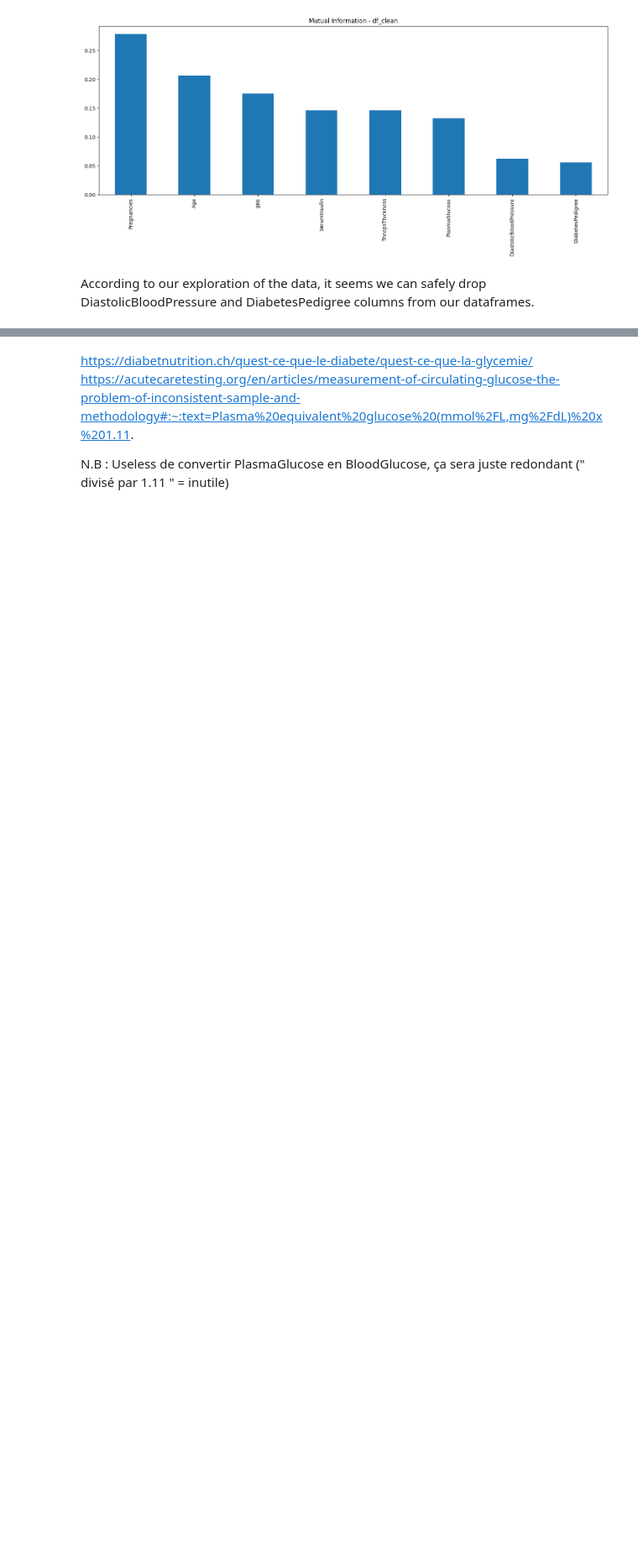
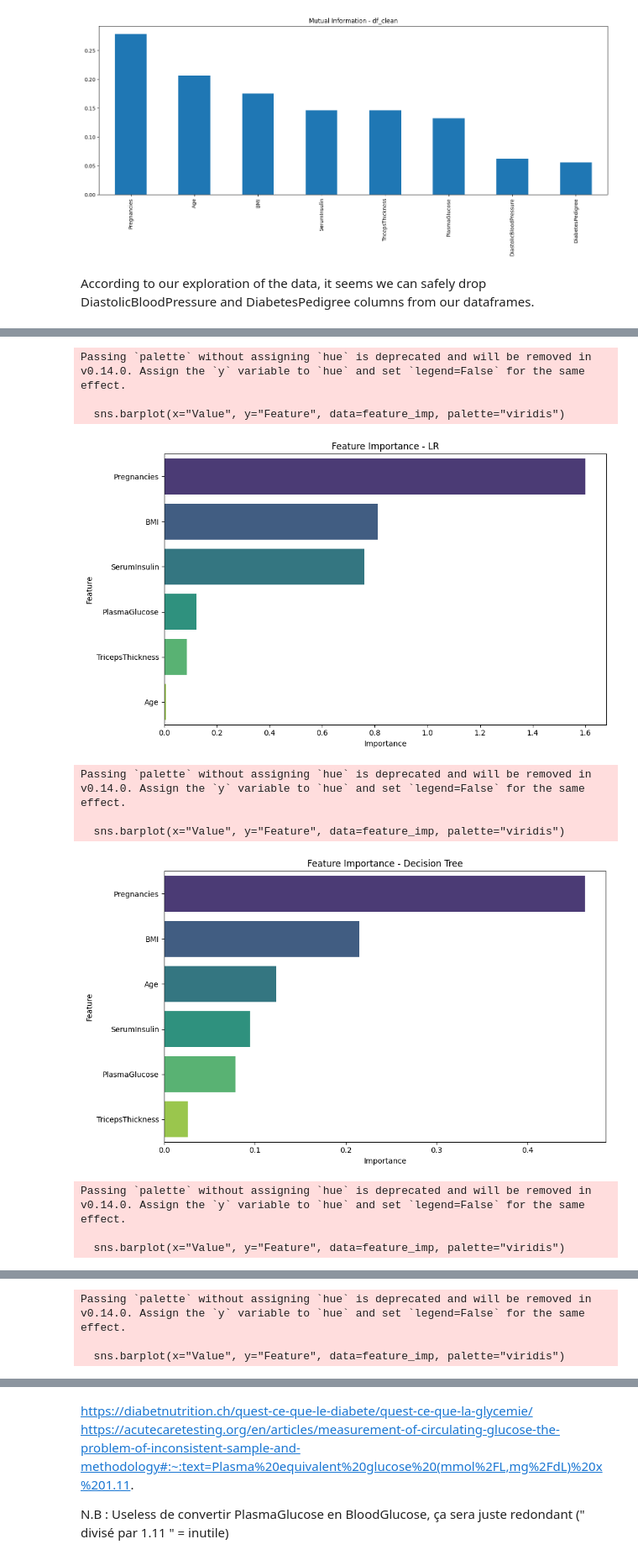
Before and after one commit to NathanBrunet/ML-Project-Diabetes-Prediction, a Jupyter notebook: DiabetesPrediction.ipynb, the cells around one changed output, grey strips where cells are left out. Shown at 84% size. Saved outputs shown, nothing was run; the diff lists cells and outputs as text; code cells hidden in the pictures; blank space fills up the shorter version.

```diff
--- a/DiabetesPrediction.ipynb
+++ b/DiabetesPrediction.ipynb
@@ -531,16 +627,40 @@ plt.show()
 # %%
-# Feature Importance Visualization
+# Feature importances for the models
 
-def plot_importance(model, features, num=len(X), save=False):
-    feature_imp = pd.DataFrame({'Value': model.feature_importances_, 'Feature': features.columns})
-    plt.figure(figsize=(10, 10))
-    sns.set(font_scale=1)
-    sns.barplot(x="Value", y="Feature", data=feature_imp.sort_values(by="Value",
-                                                                     ascending=False)[0:num])
-    plt.title('Features')
+importances_supported = ["Decision Tree", "Random Forest", "Gradient Boosting", "XGBoost", "LR"]
+
+def plot_importance(model, model_name, feature_names):
+    if hasattr(model, "feature_importances_"):  # Tree-based models
+        feature_imp = pd.DataFrame({"Value": model.feature_importances_, "Feature": feature_names})
+    elif hasattr(model, "coef_"):  # Logistic regression
+        feature_imp = pd.DataFrame({"Value": np.abs(model.coef_[0]), "Feature": feature_names})
+    else:
+        print(f"Feature importance not available for {model_name}")
+        return
+
+    feature_imp = feature_imp.sort_values(by="Value", ascending=False)  # Sort by importance
+
+    plt.figure(figsize=(10, max(6, len(feature_names) * 0.3)))  # Dynamically adjust plot size
+    sns.barplot(x="Value", y="Feature", data=feature_imp, palette="viridis")
+    plt.title(f"Feature Importance - {model_name}")
+    plt.xlabel("Importance")
+    plt.ylabel("Feature")
     plt.tight_layout()
-    plt.show(block=True)
-    if save:
-        plt.savefig('importances.png')
+    plt.show()
 
-plot_importance(rf_model, X)
+# Display feature importance for all supported models
+for model_name, model in best_models.items():
+    if model_name in importances_supported:
+        plot_importance(model, model_name, X.columns)
+# %% [output]
+Passing `palette` without assigning `hue` is deprecated and will be removed in v0.14.0. Assign the `y` variable to `hue` and set `legend=False` for the same effect.
+
+  sns.barplot(x="Value", y="Feature", data=feature_imp, palette="viridis")
+[figure, added]
+Passing `palette` without assigning `hue` is deprecated and will be removed in v0.14.0. Assign the `y` variable to `hue` and set `legend=False` for the same effect.
+
+  sns.barplot(x="Value", y="Feature", data=feature_imp, palette="viridis")
+[figure, added]
+Passing `palette` without assigning `hue` is deprecated and will be removed in v0.14.0. Assign the `y` variable to `hue` and set `legend=False` for the same effect.
+
+  sns.barplot(x="Value", y="Feature", data=feature_imp, palette="viridis")
@@ -546,0 +668,3 @@ plot_importance(rf_model, X)
+Passing `palette` without assigning `hue` is deprecated and will be removed in v0.14.0. Assign the `y` variable to `hue` and set `legend=False` for the same effect.
+
+  sns.barplot(x="Value", y="Feature", data=feature_imp, palette="viridis")
```
Also changed, not shown: parts of 4 cells of this notebook.
